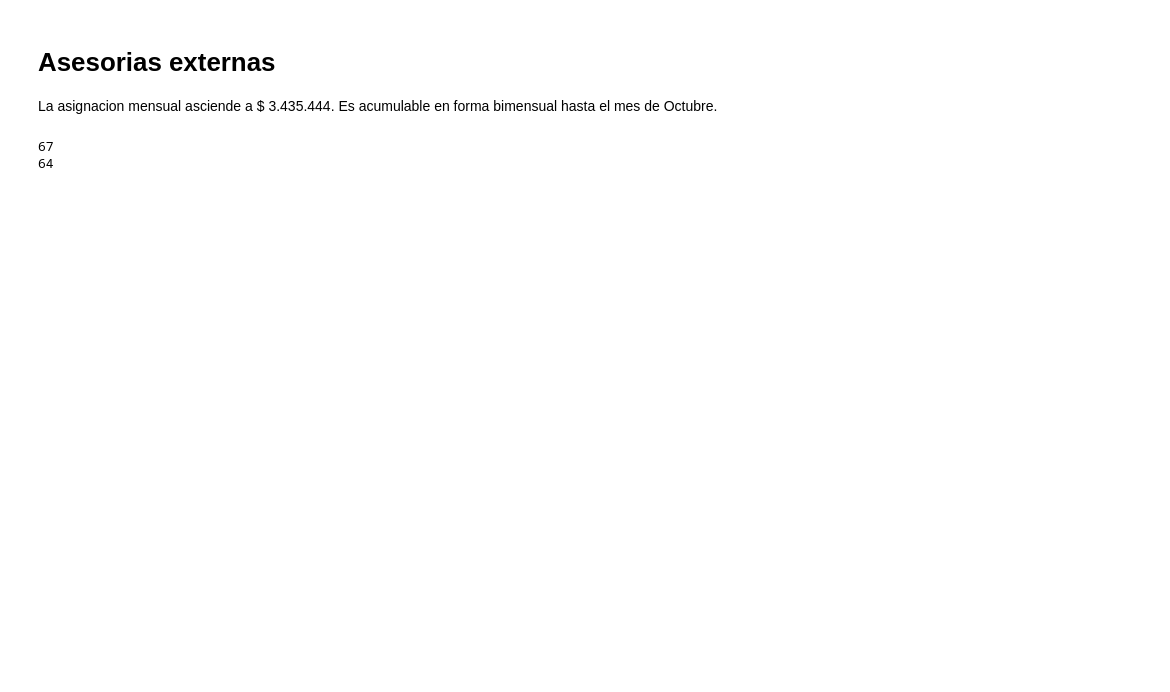
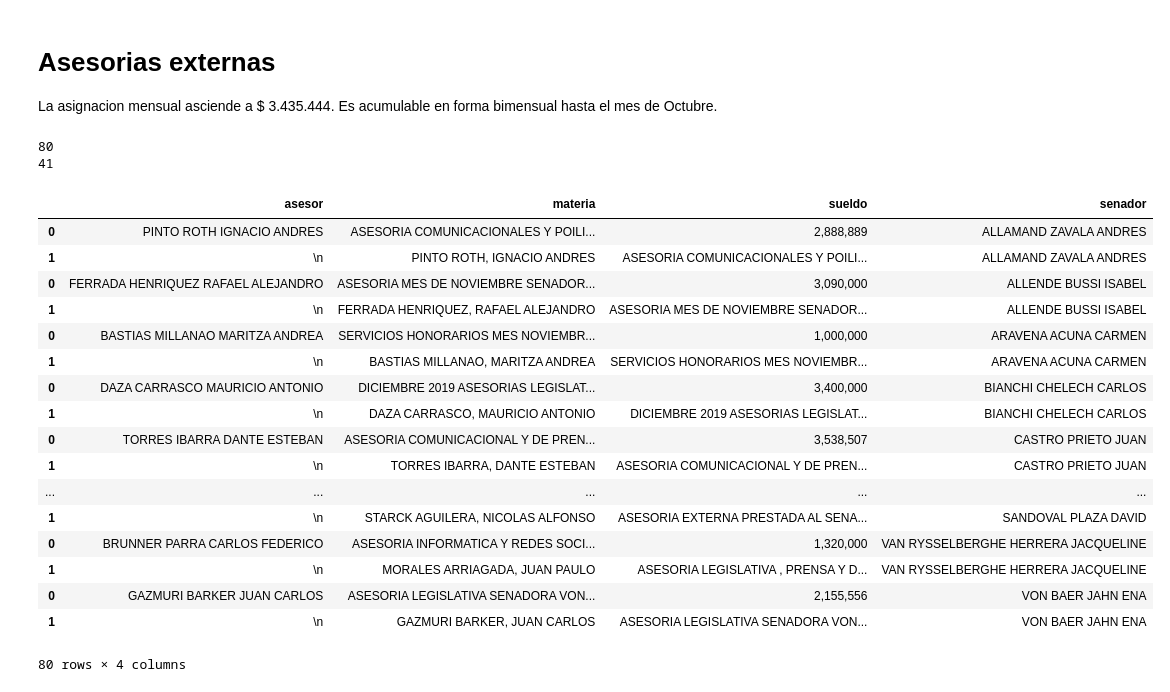
Before and after one commit to mauricioponce/polis, a Jupyter notebook: polis.ipynb, the cells around one changed output. Cells and saved outputs as stored; diff of their text form; code cells hidden in the pictures; blank space fills up the shorter version.

```diff
--- a/polis.ipynb
+++ b/polis.ipynb
@@ -315,7 +310,9 @@ df_personal.sort_values(by=key, ascending=[False])
 # Asesorias externas
 La asignacion mensual asciende a $ 3.435.444. Es acumulable en forma bimensual hasta el mes de Octubre.
 # %%
-soup_asesorias = get_soup('http://www.senado.cl/appsenado/index.php?mo=transparencia&ac=informeTransparencia&tipo=16&anno=2019&mesid=4')
+b_year = '2019'
+b_month = '12'
+soup_asesorias = get_soup('http://www.senado.cl/appsenado/index.php?mo=transparencia&ac=informeTransparencia&tipo=16&anno=' + b_year + '&mesid=' + b_month)
 # %%
 def procesar_filas(filas, size):
     i = int(len(filas)/size)
@@ -325,11 +322,16 @@ def procesar_filas(filas, size):
         end = (index*size+size)-1
         fila = filas[start:end]
 
-        j = {'asesor': fila[0].contents[0].replace(',', ''),
-             'materia': fila[1].contents[0],
-             'sueldo': fila[2].contents[0]}
+        try:
+            j = {'asesor': fila[0].contents[0].replace(',', ''),
+                 'materia': fila[1].contents[0],
+                 'sueldo': fila[2].contents[0]}
 
-        res.append(j)
+            res.append(j)
+        except Exception as exc:
+            #print(fila)
+            #print('-----------------------------------------')
+            pass
 
     return res
 
@@ -347,14 +349,33 @@ def procesar_senador(table, senador):
 # %%
 # h1 tiene los nombres que se usan como id en las tablas
 id_list = soup_asesorias.find_all('h1')
 df_asesorias_externas = pd.DataFrame(columns=['asesor', 'materia', 'sueldo', 'senador'])
 for h1 in id_list:
     table = soup_asesorias.find('table', {'id': h1.string})
     c = procesar_senador(table, h1.string)
     df_asesorias_externas = pd.concat([df_asesorias_externas, c])
 
 print(len(df_asesorias_externas))
 print(df_asesorias_externas.asesor.nunique())
+df_asesorias_externas
 # %% [output]
-67
-64
+80
+41
+|  | asesor | materia | sueldo | senador |
+| 0 | PINTO ROTH IGNACIO ANDRES | ASESORIA COMUNICACIONALES Y POILI... | 2,888,889 | ALLAMAND ZAVALA ANDRES |
+| 1 | \n | PINTO ROTH, IGNACIO ANDRES | ASESORIA COMUNICACIONALES Y POILI... | ALLAMAND ZAVALA ANDRES |
+| 0 | FERRADA HENRIQUEZ RAFAEL ALEJANDRO | ASESORIA MES DE NOVIEMBRE SENADOR... | 3,090,000 | ALLENDE BUSSI ISABEL |
+| 1 | \n | FERRADA HENRIQUEZ, RAFAEL ALEJANDRO | ASESORIA MES DE NOVIEMBRE SENADOR... | ALLENDE BUSSI ISABEL |
+| 0 | BASTIAS MILLANAO MARITZA ANDREA | SERVICIOS HONORARIOS MES NOVIEMBR... | 1,000,000 | ARAVENA ACUNA CARMEN |
+| 1 | \n | BASTIAS MILLANAO, MARITZA ANDREA | SERVICIOS HONORARIOS MES NOVIEMBR... | ARAVENA ACUNA CARMEN |
+| 0 | DAZA CARRASCO MAURICIO ANTONIO | DICIEMBRE 2019 ASESORIAS LEGISLAT... | 3,400,000 | BIANCHI CHELECH CARLOS |
+| 1 | \n | DAZA CARRASCO, MAURICIO ANTONIO | DICIEMBRE 2019 ASESORIAS LEGISLAT... | BIANCHI CHELECH CARLOS |
+| 0 | TORRES IBARRA DANTE ESTEBAN | ASESORIA COMUNICACIONAL Y DE PREN... | 3,538,507 | CASTRO PRIETO JUAN |
+| 1 | \n | TORRES IBARRA, DANTE ESTEBAN | ASESORIA COMUNICACIONAL Y DE PREN... | CASTRO PRIETO JUAN |
+| ... | ... | ... | ... | ... |
+| 1 | \n | STARCK AGUILERA, NICOLAS ALFONSO | ASESORIA EXTERNA PRESTADA AL SENA... | SANDOVAL PLAZA DAVID |
+| 0 | BRUNNER PARRA CARLOS FEDERICO | ASESORIA INFORMATICA Y REDES SOCI... | 1,320,000 | VAN RYSSELBERGHE HERRERA JACQUELINE |
+| 1 | \n | MORALES ARRIAGADA, JUAN PAULO | ASESORIA LEGISLATIVA , PRENSA Y D... | VAN RYSSELBERGHE HERRERA JACQUELINE |
+| 0 | GAZMURI BARKER JUAN CARLOS | ASESORIA LEGISLATIVA SENADORA VON... | 2,155,556 | VON BAER JAHN ENA |
+| 1 | \n | GAZMURI BARKER, JUAN CARLOS | ASESORIA LEGISLATIVA SENADORA VON... | VON BAER JAHN ENA |
+80 rows × 4 columns
```
Also changed, not shown: parts of 11 cells of this notebook.
